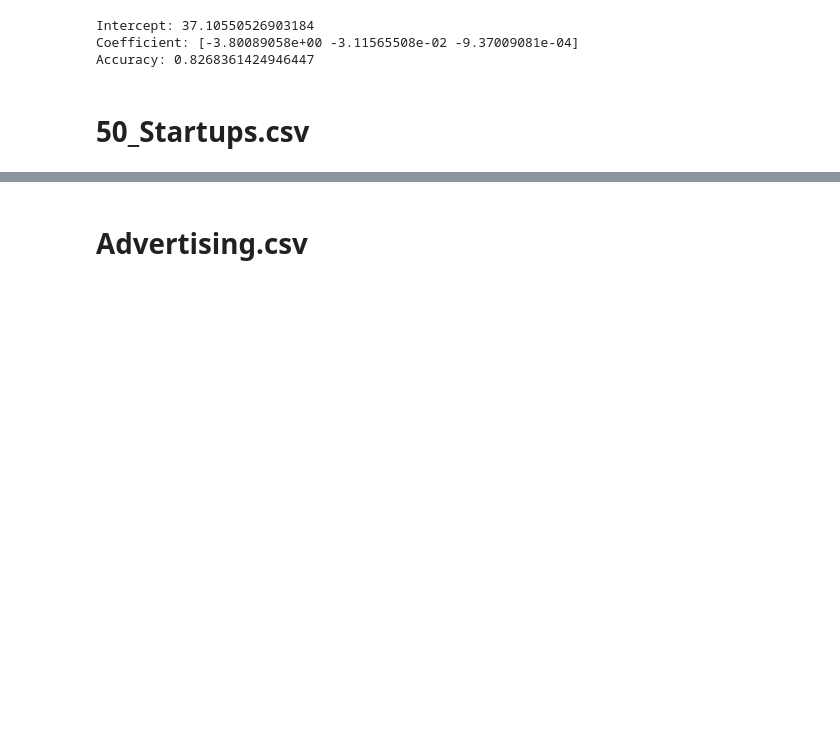
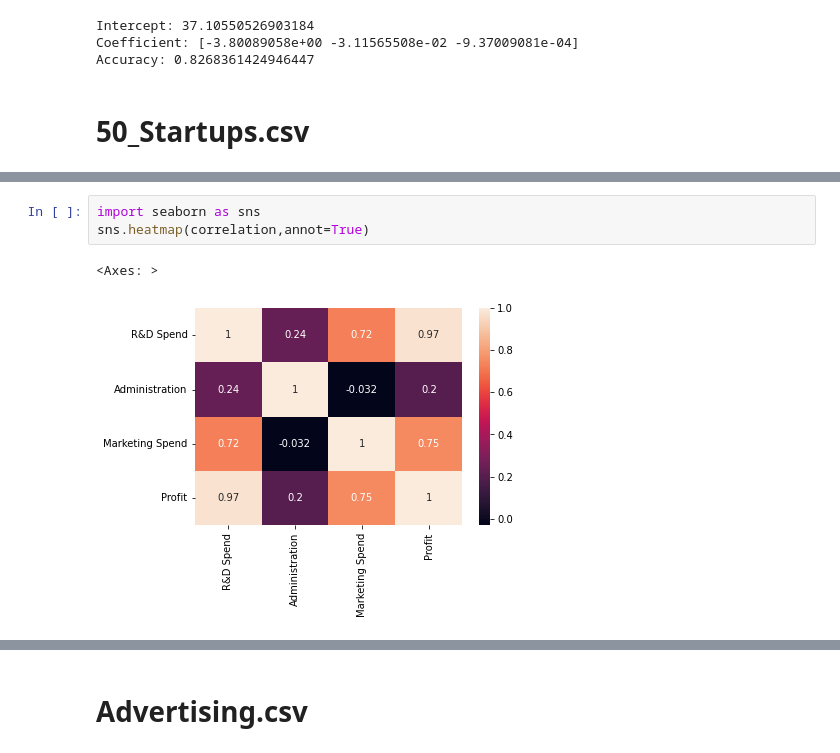
Before and after one commit to BlackCode20146231/AI-HomeWork, a Jupyter notebook: W7_Machine_Learning_17_3_2023.ipynb, the cells around one changed output, grey strips where cells are left out. Drawn from its saved outputs; the diff is of its cells as text; blank space fills up the shorter version.

```diff
--- a/W7_Machine_Learning_17_3_2023.ipynb
+++ b/W7_Machine_Learning_17_3_2023.ipynb
@@ -168,0 +189,6 @@ data.head()
+# %%
+import seaborn as sns
+sns.heatmap(correlation,annot=True)
+# %% [output]
+<Axes: >
+[figure, added]
```
Also changed, not shown: parts of 21 cells of this notebook.
